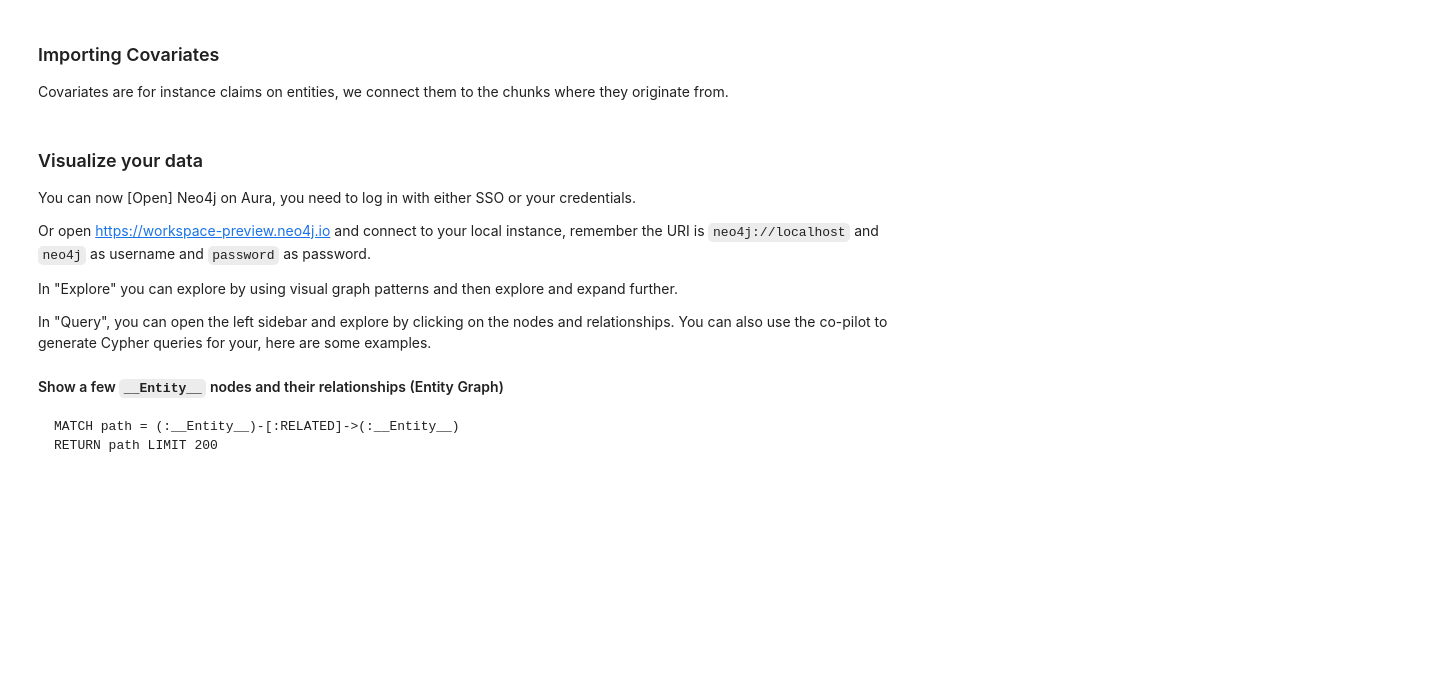
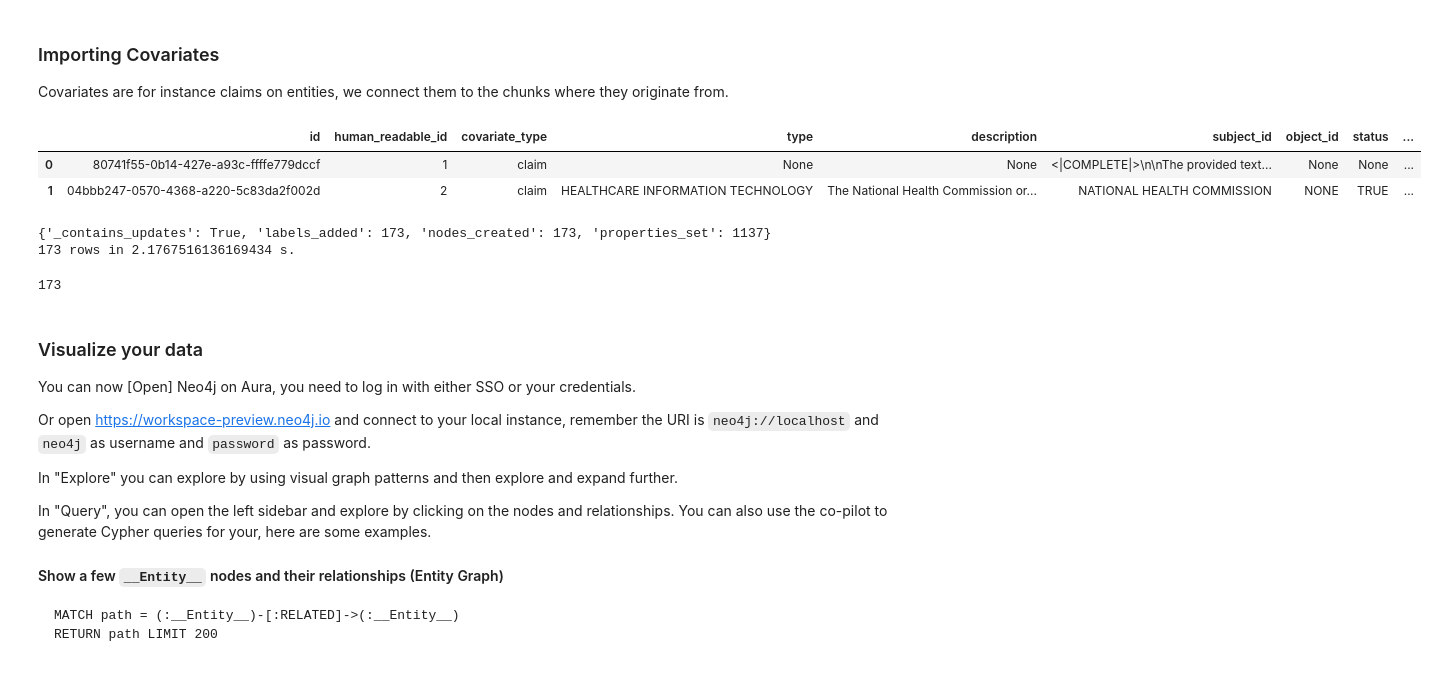
Before and after one commit to zhangjiekui/graphrag, a Jupyter notebook: examples_notebooks/community_contrib/neo4j/graphrag_import_neo4j_cypher.ipynb, the cells around one changed output. Cells and saved outputs as stored; diff of their text form; code cells hidden in the pictures; blank space fills up the shorter version.

```diff
--- a/examples_notebooks/community_contrib/neo4j/graphrag_import_neo4j_cypher.ipynb
+++ b/examples_notebooks/community_contrib/neo4j/graphrag_import_neo4j_cypher.ipynb
@@ -491,10 +491,14 @@ batched_import(community_statement, community_report_df)
 
 Covariates are for instance claims on entities, we connect them to the chunks where they originate from.
 # %%
-# cov_df = (pd.read_parquet(f"{GRAPHRAG_FOLDER}/create_final_covariates.parquet"),)
-# #                         columns=["id","text_unit_id"])
-# cov_df.head(2)
-# # Subject id do not match entity ids
+cov_df = pd.read_parquet(f"{GRAPHRAG_FOLDER}/create_final_covariates.parquet")
+
+cov_df.head(2)
+# Subject id do not match entity ids
+# %% [output]
+|  | id | human_readable_id | covariate_type | type | description | subject_id | object_id | status | ... |
+| 0 | 80741f55-0b14-427e-a93c-ffffe779dccf | 1 | claim | None | None | <|COMPLETE|>\n\nThe provided text... | None | None | ... |
+| 1 | 04bbb247-0570-4368-a220-5c83da2f002d | 2 | claim | HEALTHCARE INFORMATION TECHNOLOGY | The National Health Commission or... | NATIONAL HEALTH COMMISSION | NONE | TRUE | ... |
 # %%
 # Import covariates
 cov_statement = """
@@ -505,6 +509,10 @@ MATCH (ch:__Chunk__ {id: value.text_unit_id})
 MERGE (ch)-[:HAS_COVARIATE]->(c)
 """
 batched_import(cov_statement, cov_df)
+# %% [output]
+{'_contains_updates': True, 'labels_added': 173, 'nodes_created': 173, 'properties_set': 1137}
+173 rows in 2.1767516136169434 s.
+173
 # %% [markdown]
 ### Visualize your data
 
```
Also changed, not shown: 3 other files.
